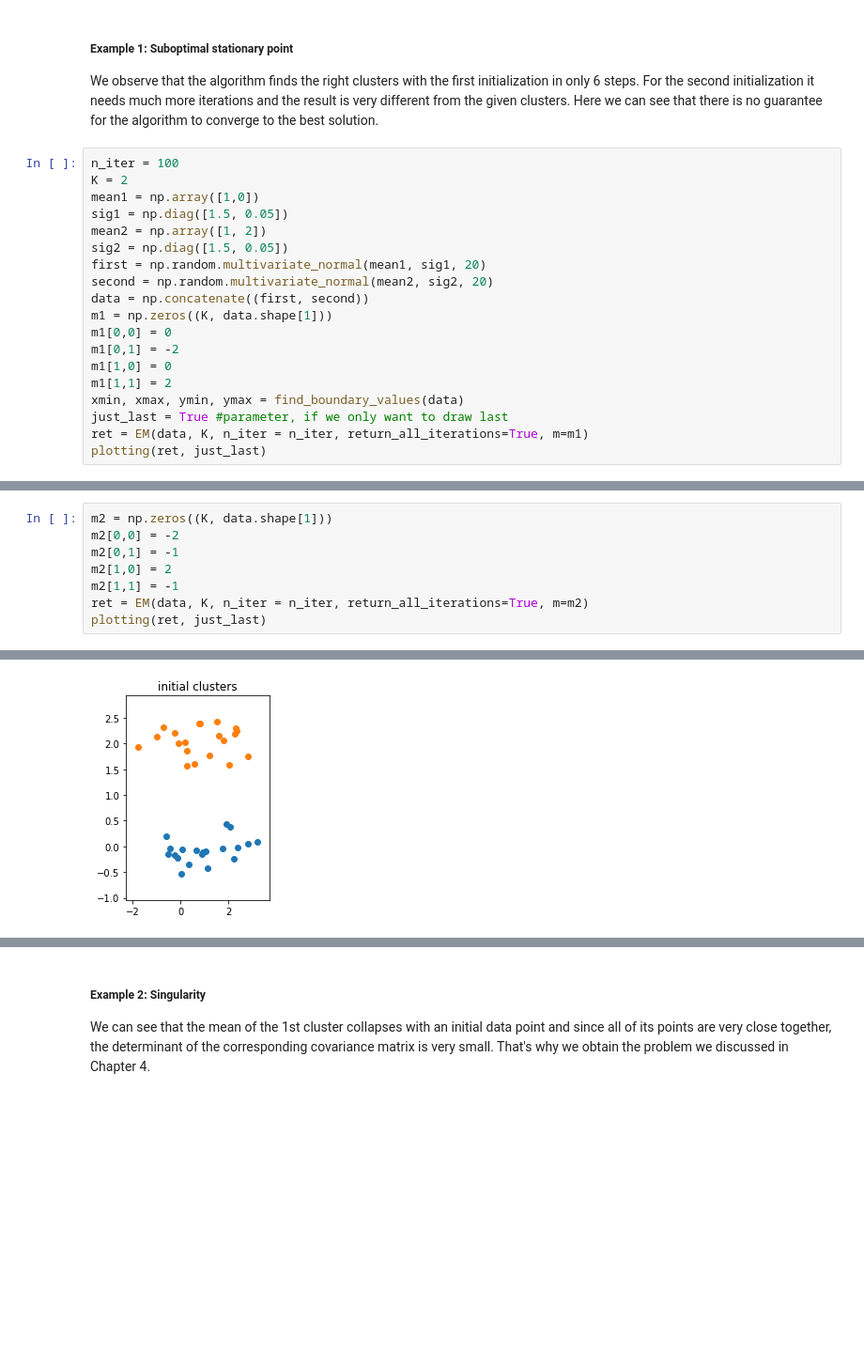
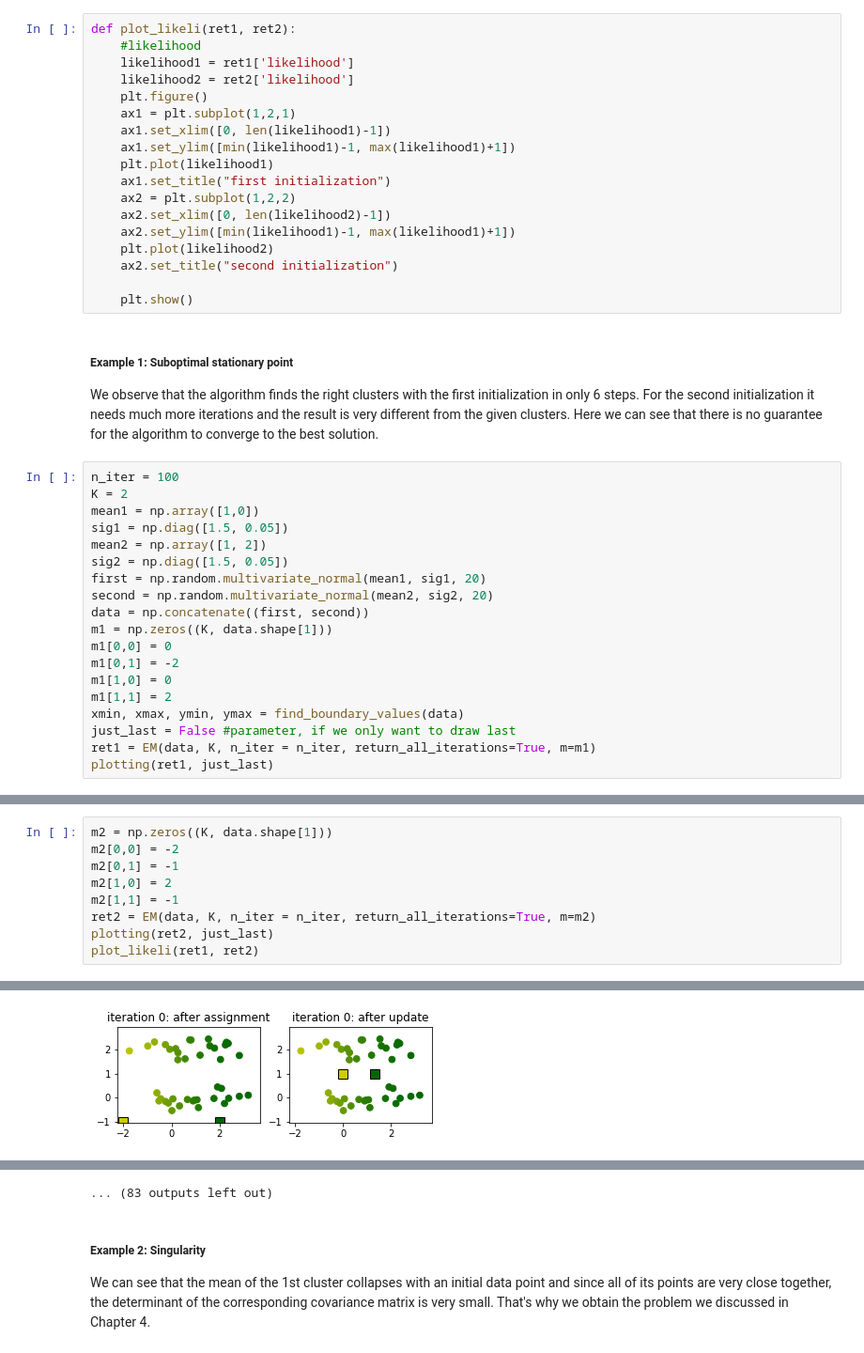
Before and after one commit to M-crypto645/Mathematical-Data-Science-Project, a Jupyter notebook: EM_algorithm_paper_with_comments.ipynb, the cells around one changed output, grey strips where cells are left out. Shown at 94% size. Saved outputs shown, nothing was run; the diff lists cells and outputs as text; blank space fills up the shorter version.

```diff
--- a/EM_algorithm_paper_with_comments.ipynb
+++ b/EM_algorithm_paper_with_comments.ipynb
@@ -331,6 +333,24 @@ def find_boundary_values(data):
     ymin = np.min(data[:, 1])
     ymax = np.max(data[:, 1])
     return xmin, xmax, ymin, ymax
+# %%
+def plot_likeli(ret1, ret2):
+    #likelihood
+    likelihood1 = ret1['likelihood']
+    likelihood2 = ret2['likelihood']
+    plt.figure()
+    ax1 = plt.subplot(1,2,1)
+    ax1.set_xlim([0, len(likelihood1)-1])
+    ax1.set_ylim([min(likelihood1)-1, max(likelihood1)+1])
+    plt.plot(likelihood1)
+    ax1.set_title("first initialization")
+    ax2 = plt.subplot(1,2,2)
+    ax2.set_xlim([0, len(likelihood2)-1])
+    ax2.set_ylim([min(likelihood1)-1, max(likelihood1)+1])
+    plt.plot(likelihood2)
+    ax2.set_title("second initialization")
+
+    plt.show()
 # %% [markdown]
 ##### Example 1: Suboptimal stationary point
 
@@ -351,7 +371,7 @@ m1[0,1] = -2
 m1[1,0] = 0
 m1[1,1] = 2
 xmin, xmax, ymin, ymax = find_boundary_values(data)
-just_last = True #parameter, if we only want to draw last
-ret = EM(data, K, n_iter = n_iter, return_all_iterations=True, m=m1)
-plotting(ret, just_last)
+just_last = False #parameter, if we only want to draw last
+ret1 = EM(data, K, n_iter = n_iter, return_all_iterations=True, m=m1)
+plotting(ret1, just_last)
 # %% [output]
@@ -364,6 +389,7 @@ m2[0,0] = -2
 m2[0,1] = -1
 m2[1,0] = 2
 m2[1,1] = -1
-ret = EM(data, K, n_iter = n_iter, return_all_iterations=True, m=m2)
-plotting(ret, just_last)
+ret2 = EM(data, K, n_iter = n_iter, return_all_iterations=True, m=m2)
+plotting(ret2, just_last)
+plot_likeli(ret1, ret2)
 # %% [output]
@@ -371 +397 @@ plotting(ret, just_last)
-[figure, old version]
+[figure, new version]
@@ -373,3 +408,4 @@ plotting(ret, just_last)
+... (83 outputs left out)
 # %% [markdown]
 ##### Example 2: Singularity
 
```
Also changed, not shown: parts of 4 cells of this notebook.
